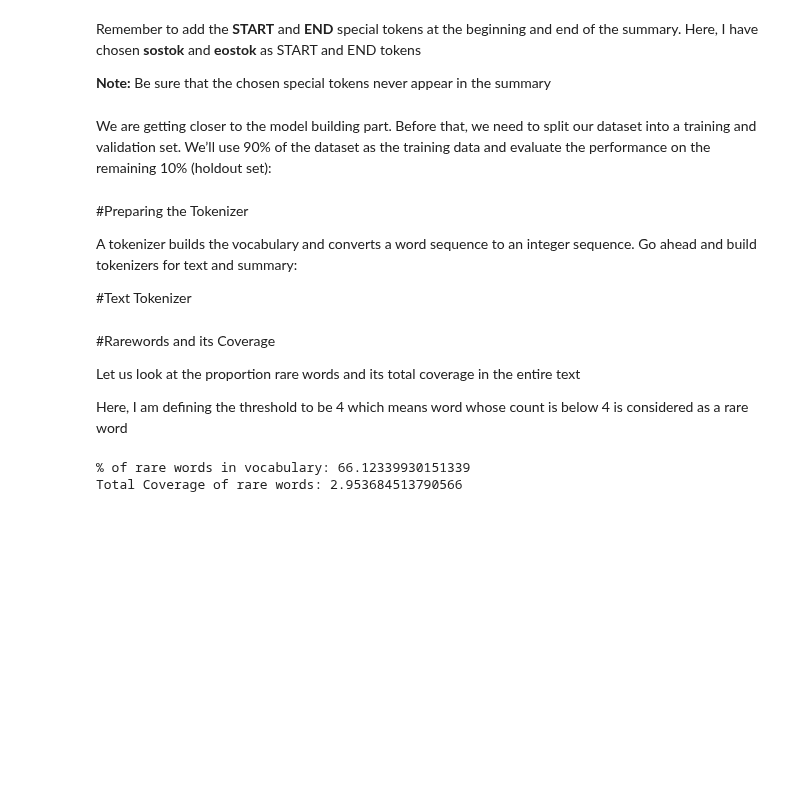
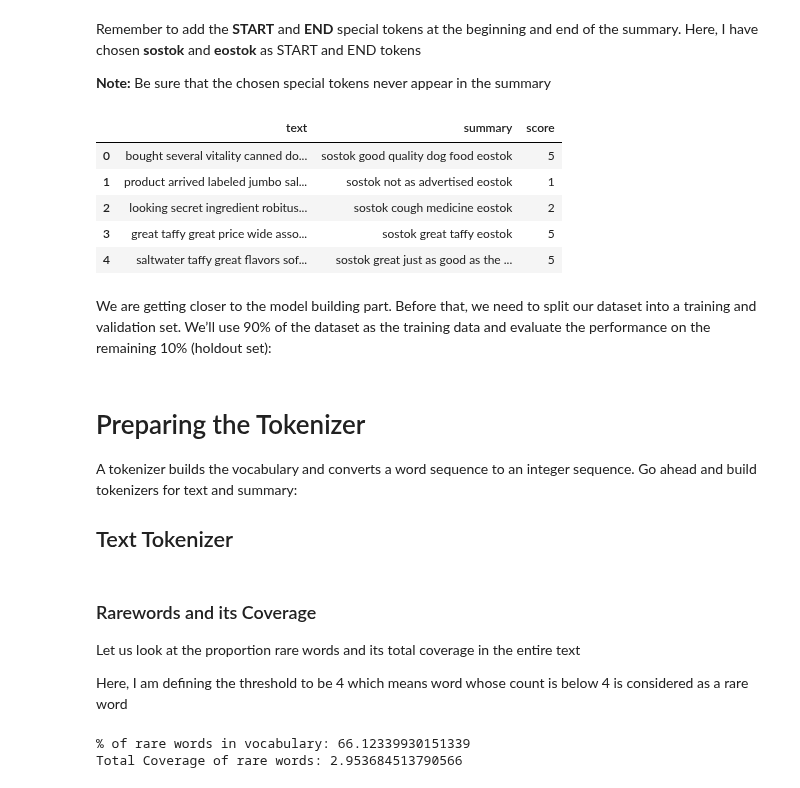
Before and after one commit to rirolli/summarize_net, a Jupyter notebook: jupyter/How_to_build_own_text_summarizer_using_deep_learning.ipynb, the cells around one changed output. Cells and saved outputs as stored; diff of their text form; code cells hidden in the pictures; blank space fills up the shorter version.

```diff
--- a/jupyter/How_to_build_own_text_summarizer_using_deep_learning.ipynb
+++ b/jupyter/How_to_build_own_text_summarizer_using_deep_learning.ipynb
@@ -252,15 +285,24 @@ Remember to add the **START** and **END** special tokens at the beginning and en
 **Note:** Be sure that the chosen special tokens never appear in the summary
 # %%
 df['summary'] = df['summary'].apply(lambda x : 'sostok '+ x + ' eostok')
+# %%
+df.head()
+# %% [output]
+|  | text | summary | score |
+| 0 | bought several vitality canned do... | sostok good quality dog food eostok | 5 |
+| 1 | product arrived labeled jumbo sal... | sostok not as advertised eostok | 1 |
+| 2 | looking secret ingredient robitus... | sostok cough medicine eostok | 2 |
+| 3 | great taffy great price wide asso... | sostok great taffy eostok | 5 |
+| 4 | saltwater taffy great flavors sof... | sostok great just as good as the ... | 5 |
 # %% [markdown]
 We are getting closer to the model building part. Before that, we need to split our dataset into a training and validation set. We’ll use 90% of the dataset as the training data and evaluate the performance on the remaining 10% (holdout set):
 # %%
 from sklearn.model_selection import train_test_split
 x_tr,x_val,y_tr,y_val=train_test_split(np.array(df['text']),np.array(df['summary']),test_size=0.1,random_state=0,shuffle=True)
 # %% [markdown]
-#Preparing the Tokenizer
+# Preparing the Tokenizer
 
 A tokenizer builds the vocabulary and converts a word sequence to an integer sequence. Go ahead and build tokenizers for text and summary:
 
-#Text Tokenizer
+## Text Tokenizer
 # %%
@@ -271,7 +310,7 @@ from keras.preprocessing.sequence import pad_sequences
 x_tokenizer = Tokenizer()
 x_tokenizer.fit_on_texts(list(x_tr))
 # %% [markdown]
-#Rarewords and its Coverage
+### Rarewords and its Coverage
 
 Let us look at the proportion rare words and its total coverage in the entire text
 
```
Also changed, not shown: parts of 47 cells of this notebook, 1 other file.
